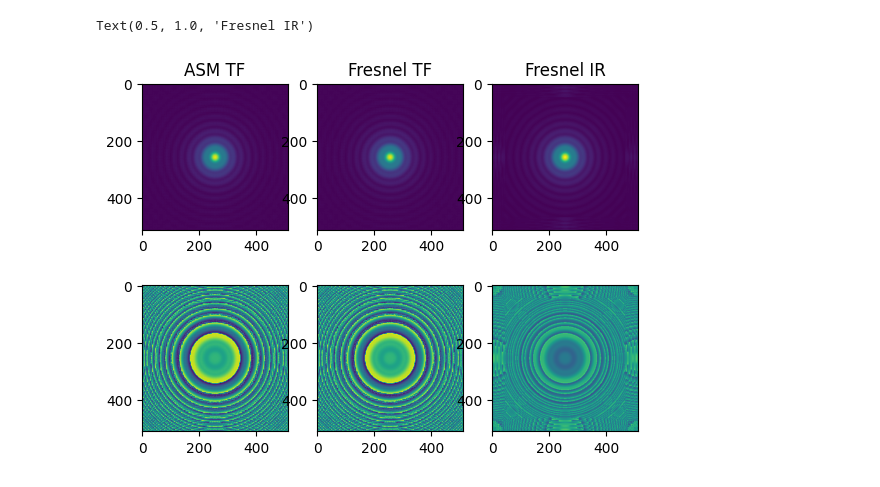
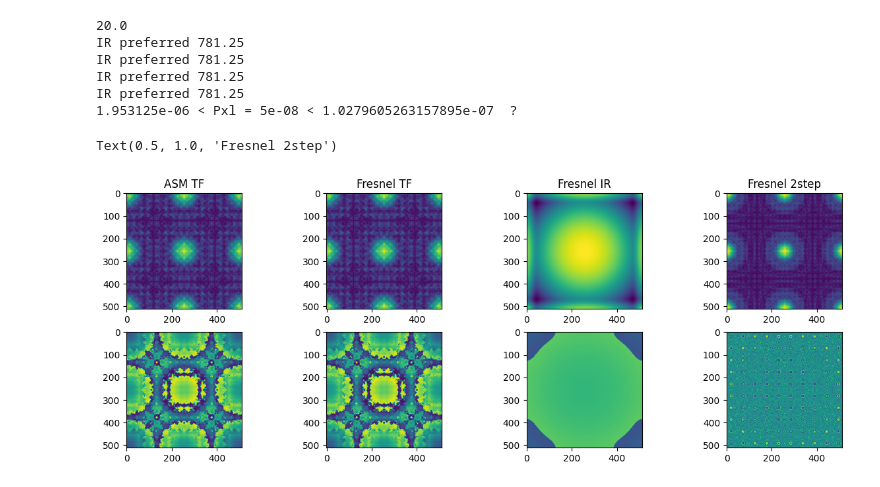
Before and after one commit to yurirtonin/inscope, a Jupyter notebook: python/test_propagators.ipynb, the cells around one changed output. Cells and saved outputs as stored; diff of their text form; code cells hidden in the pictures.

Commit message:
Implemented 2step propagator

```diff
--- a/python/test_propagators.ipynb
+++ b/python/test_propagators.ipynb
@@ -16,24 +16,36 @@ wavefront = wavefront*np.exp(1j*wavefront)
 # fig, ax = plt.subplots()
 # ax.imshow(mask)
 # %%
-wavelength = 1e-10
-pixel_size = 200e-9
+wavelength = 10e-10
+pixel_size = 50e-9
 sample_to_detector_distance = 1
+detector_pixel_size = pixel_size*20
+print(detector_pixel_size/pixel_size)
 
 ASM_TF = propagator_fresnel(wavefront,wavelength,pixel_size,sample_to_detector_distance,method='ASM_TF')
 fresnel_TF = propagator_fresnel(wavefront,wavelength,pixel_size,sample_to_detector_distance,method='fresnel_TF')
 fresnel_IR = propagator_fresnel(wavefront,wavelength,pixel_size,sample_to_detector_distance,method='fresnel_IR')
+fresnel_2step = propagator_fresnel(wavefront,wavelength,pixel_size,sample_to_detector_distance,detector_pixel_size=detector_pixel_size,method='fresnel_2step_magnification')
 
-fig, ax = plt.subplots(2,3,dpi=100)
+fig, ax = plt.subplots(2,4,dpi=100,figsize=(15,5))
 ax[0,0].imshow(np.abs(ASM_TF))
 ax[1,0].imshow(np.angle(ASM_TF))
 ax[0,0].set_title('ASM TF')
 ax[0,1].imshow(np.abs(fresnel_TF))
 ax[1,1].imshow(np.angle(fresnel_TF))
 ax[0,1].set_title('Fresnel TF')
 ax[0,2].imshow(np.abs(fresnel_IR))
 ax[1,2].imshow(np.angle(fresnel_IR))
 ax[0,2].set_title('Fresnel IR')
+ax[0,3].imshow(np.abs(fresnel_2step))
+ax[1,3].imshow(np.angle(fresnel_2step))
+ax[0,3].set_title('Fresnel 2step')
 # %% [output]
-Text(0.5, 1.0, 'Fresnel IR')
+20.0
+IR preferred 781.25
+IR preferred 781.25
+IR preferred 781.25
+IR preferred 781.25
+1.953125e-06 < Pxl = 5e-08 < 1.0279605263157895e-07  ?
+Text(0.5, 1.0, 'Fresnel 2step')
-[figure, old version]
+[figure, new version]
```
Also changed, not shown: 1 other file.
